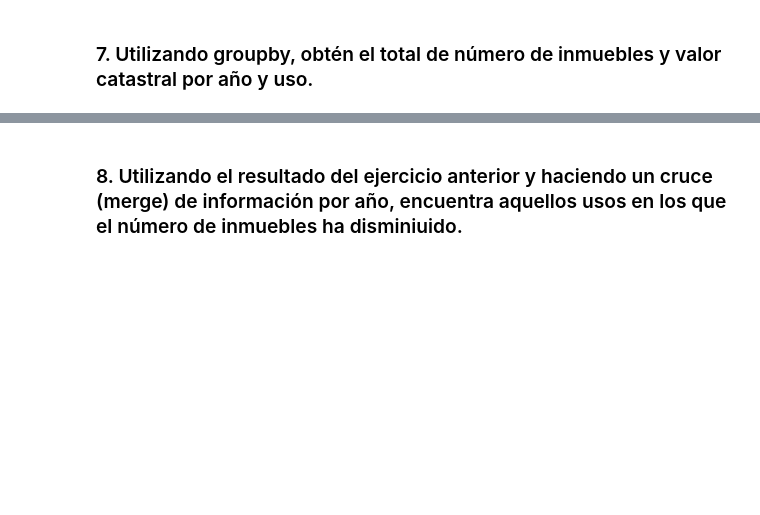
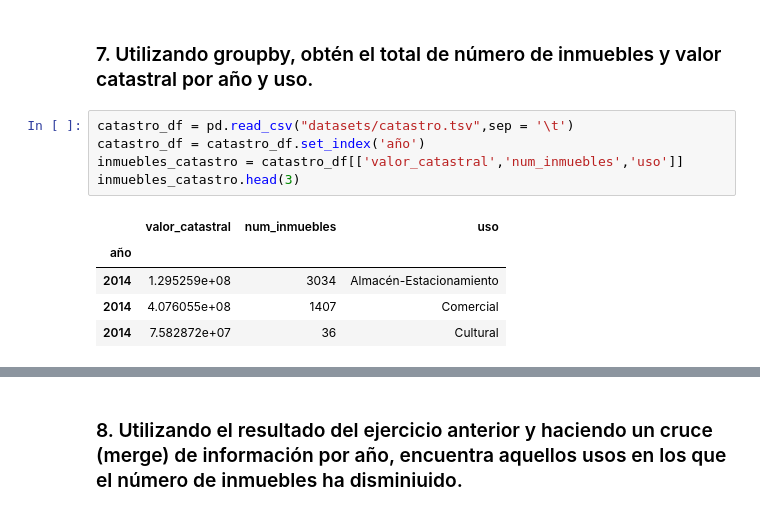
Before and after one commit to LuKaO13/Apuntes, a Jupyter notebook: ejercicios_pandas_3.ipynb, the cells around one changed output, grey strips where cells are left out. Saved outputs shown, nothing was run; the diff lists cells and outputs as text; blank space fills up the shorter version.

```diff
--- a/ejercicios_pandas_3.ipynb
+++ b/ejercicios_pandas_3.ipynb
@@ -148,2 +191,13 @@ df
 # %% [markdown]
 ### 7. Utilizando groupby, obtén el total de número de inmuebles y valor catastral por año y uso.
+# %%
+catastro_df = pd.read_csv("datasets/catastro.tsv",sep = '\t')
+catastro_df = catastro_df.set_index('año')
+inmuebles_catastro = catastro_df[['valor_catastral','num_inmuebles','uso']]
+inmuebles_catastro.head(3)
+# %% [output]
+|  | valor_catastral | num_inmuebles | uso |
+| año |  |  |  |
+| 2014 | 1.295259e+08 | 3034 | Almacén-Estacionamiento |
+| 2014 | 4.076055e+08 | 1407 | Comercial |
+| 2014 | 7.582872e+07 | 36 | Cultural |
```
Also changed, not shown: parts of 5 cells of this notebook, 1 other file.
